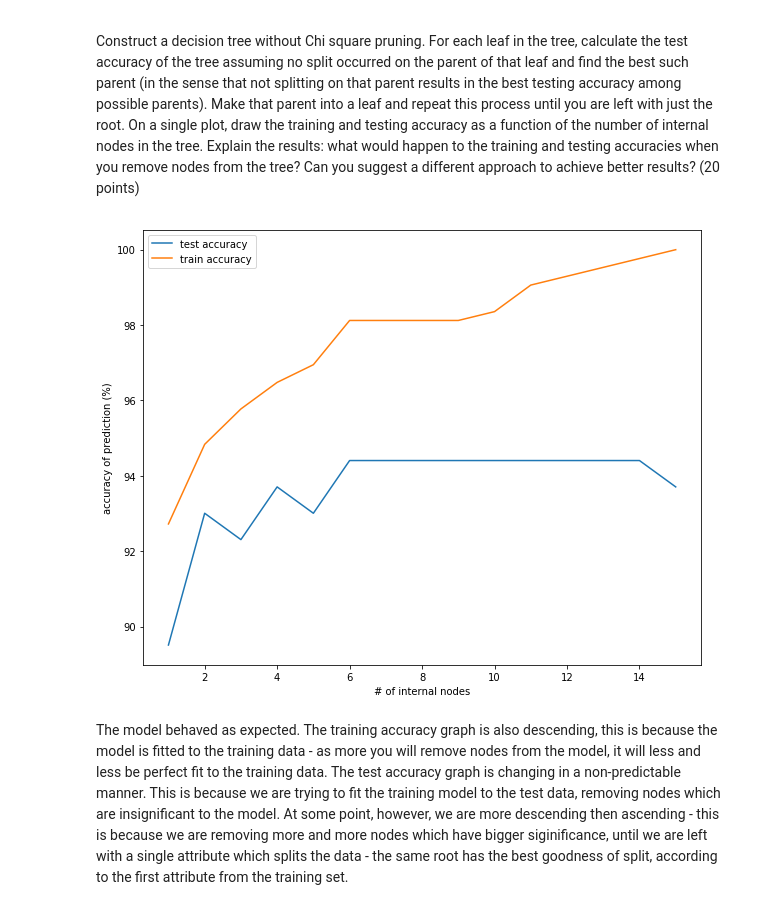
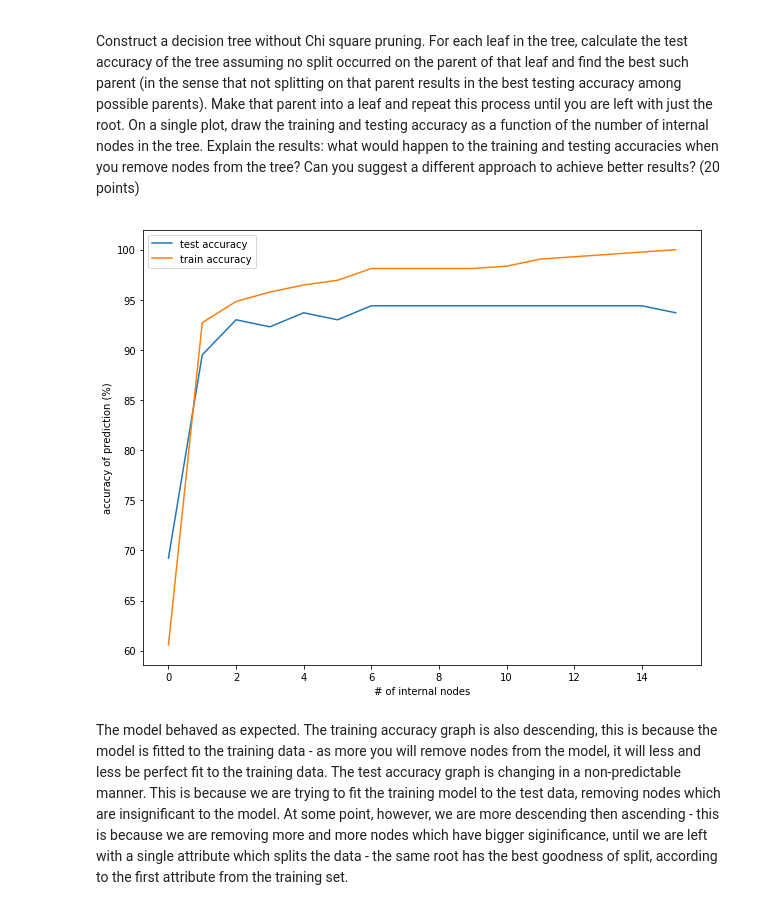
Before and after one commit to Danpollak/IDC-ML, a Jupyter notebook: hw2/hwa2.ipynb, the cells around one changed output. Drawn from its saved outputs; the diff is of its cells as text; code cells hidden in the pictures.

```diff
--- a/hw2/hwa2.ipynb
+++ b/hw2/hwa2.ipynb
@@ -156,25 +156,25 @@ Construct a decision tree without Chi square pruning. For each leaf in the tree,
 # %%
 root = build_tree(data=X_train, impurity=calc_entropy)
 accuracy_testing = [calc_accuracy(root, X_test)]
 accuracy_training = [calc_accuracy(root, X_train)]
 size = [tree_size(root)]
 
-while tree_size(root) > 1:
+while tree_size(root) > 0:
     best_tree, best_accu = post_prune_tree(root, X_test)
     size.append(tree_size(best_tree))
     accuracy_testing.append(best_accu)
     accuracy_training.append(calc_accuracy(best_tree, X_train))
     root = best_tree
 
 plt.plot(size, accuracy_testing, label="test accuracy")
 plt.plot(size, accuracy_training, label="train accuracy")
 
 plt.xlabel("# of internal nodes")
 plt.ylabel("accuracy of prediction (%)")
 plt.legend()
 plt.show()
 # %% [output]
-[figure, old version]
+[figure, new version]
 # %% [markdown]
 The model behaved as expected.
 The training accuracy graph is also descending, this is because the model is fitted to the training data - as more you will remove nodes from the model, it will less and less be perfect fit to the training data.
```
Also changed, not shown: 11 other files.
